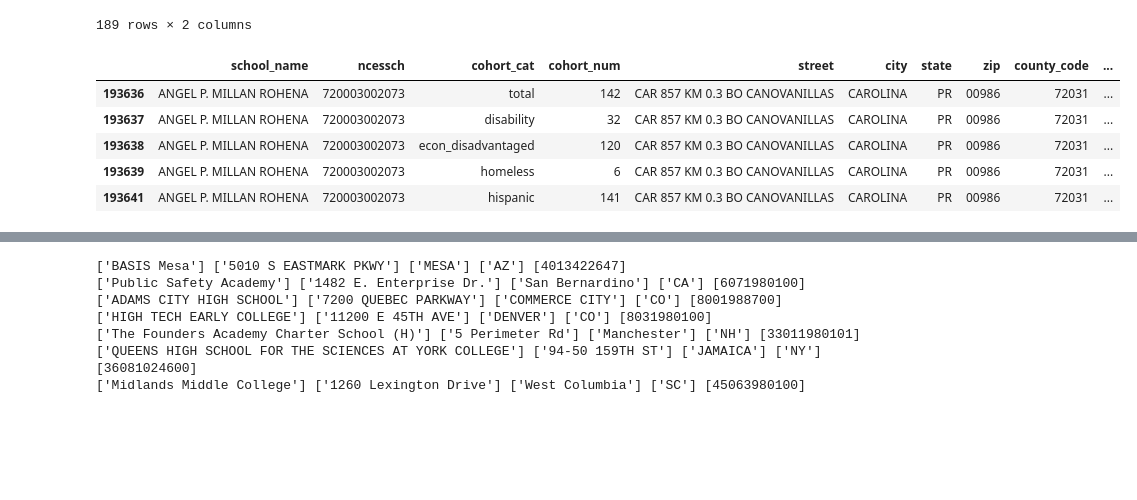
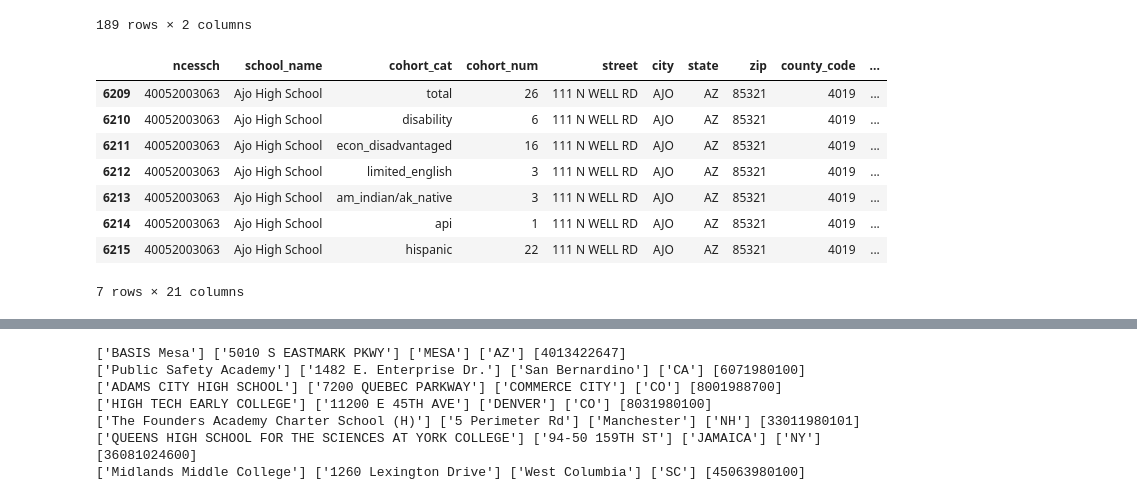
Before and after one commit to bcbottle/TOOL1_FINAL_PROJECT, a Jupyter notebook: food_access_cleaning.ipynb, the cells around one changed output, grey strips where cells are left out. Saved outputs shown, nothing was run; the diff lists cells and outputs as text; code cells hidden in the pictures; blank space fills up the shorter version.

Commit message:
Made minor updates to code and comments
Changes to the Cleaning and Load Data file after running in virtual enviroment

```diff
--- a/food_access_cleaning.ipynb
+++ b/food_access_cleaning.ipynb
@@ -145,4 +130,0 @@ Confirming that the null values for all of these come from the same 4 census tra
-# %%
-pd.options.display.max_rows = 35
-
-food_df[food_df['TractLOWI'].isnull()].T
@@ -273,6 +245,6 @@ df[df['Pop2010'].isnull()]['ncessch'].nunique()
 # %%
 def census_lookup(school):
-    '''Input is a row from edu_df. Function parses the address and looks up the census tract ID from census.gov'''
+    '''Input is a row from edu_df. Function parses the address and looks up the census tract ID from the census.gov geocoding website'''
 
     # Parse address into correct format
     old_tract = school['CensusTract']
@@ -299,7 +271,7 @@ def census_lookup(school):
     return new_tract
 # %%
 # List of school IDs for schools that didn't have a match
-missing_schools = list(df[df['Pop2010'].isnull()]['ncessch'].unique())
+missing_schools = list(df[df['State'].isnull()]['ncessch'].unique())
 temp_dict = {}
 
 for idx, id in enumerate(missing_schools):
@@ -310,7 +282,7 @@ for idx, id in enumerate(missing_schools):
 
     temp_dict[id] = [old_tract, new_tract]
 
-    # Print to verify code is running properly
+    # Print the index of each ncessch to verify code is running properly and to debug as needed
     print(f'Index {idx} complete')
 # %% [output]
 Index 0 complete
@@ -370,0 +334,3 @@ edu_df[edu_df['ncessch'] == 361992001819
+# %%
+# Drop all schools with a state of PR
+edu_df = edu_df[edu_df['state'] != 'PR']
@@ -391,21 +358,25 @@ tract_changes
 # %%
 # Update all tracts
 
 def update_tract(x):
     if x in list(tract_changes['old_tract']):
         tract = tract_changes[tract_changes['old_tract'] == x].new_tract.values[0]
         return tract
     else:
         return x
 
 
 edu_df['CensusTract2'] = edu_df['CensusTract'].apply(update_tract)
 
-edu_df[edu_df['CensusTract'] == 72031051102]
+# Spot check one of the values
+edu_df[edu_df['CensusTract'] == 4019470400]
 # %% [output]
-|  | school_name | ncessch | cohort_cat | cohort_num | street | city | state | zip | county_code | ... |
-| 193636 | ANGEL P. MILLAN ROHENA | 720003002073 | total | 142 | CAR 857 KM 0.3 BO CANOVANILLAS | CAROLINA | PR | 00986 | 72031 | ... |
-| 193637 | ANGEL P. MILLAN ROHENA | 720003002073 | disability | 32 | CAR 857 KM 0.3 BO CANOVANILLAS | CAROLINA | PR | 00986 | 72031 | ... |
-| 193638 | ANGEL P. MILLAN ROHENA | 720003002073 | econ_disadvantaged | 120 | CAR 857 KM 0.3 BO CANOVANILLAS | CAROLINA | PR | 00986 | 72031 | ... |
-| 193639 | ANGEL P. MILLAN ROHENA | 720003002073 | homeless | 6 | CAR 857 KM 0.3 BO CANOVANILLAS | CAROLINA | PR | 00986 | 72031 | ... |
-| 193641 | ANGEL P. MILLAN ROHENA | 720003002073 | hispanic | 141 | CAR 857 KM 0.3 BO CANOVANILLAS | CAROLINA | PR | 00986 | 72031 | ... |
+|  | ncessch | school_name | cohort_cat | cohort_num | street | city | state | zip | county_code | ... |
+| 6209 | 40052003063 | Ajo High School | total | 26 | 111 N WELL RD | AJO | AZ | 85321 | 4019 | ... |
+| 6210 | 40052003063 | Ajo High School | disability | 6 | 111 N WELL RD | AJO | AZ | 85321 | 4019 | ... |
+| 6211 | 40052003063 | Ajo High School | econ_disadvantaged | 16 | 111 N WELL RD | AJO | AZ | 85321 | 4019 | ... |
+| 6212 | 40052003063 | Ajo High School | limited_english | 3 | 111 N WELL RD | AJO | AZ | 85321 | 4019 | ... |
+| 6213 | 40052003063 | Ajo High School | am_indian/ak_native | 3 | 111 N WELL RD | AJO | AZ | 85321 | 4019 | ... |
+| 6214 | 40052003063 | Ajo High School | api | 1 | 111 N WELL RD | AJO | AZ | 85321 | 4019 | ... |
+| 6215 | 40052003063 | Ajo High School | hispanic | 22 | 111 N WELL RD | AJO | AZ | 85321 | 4019 | ... |
+7 rows × 21 columns
```
Also changed, not shown: parts of 67 cells of this notebook, 2 other files.
